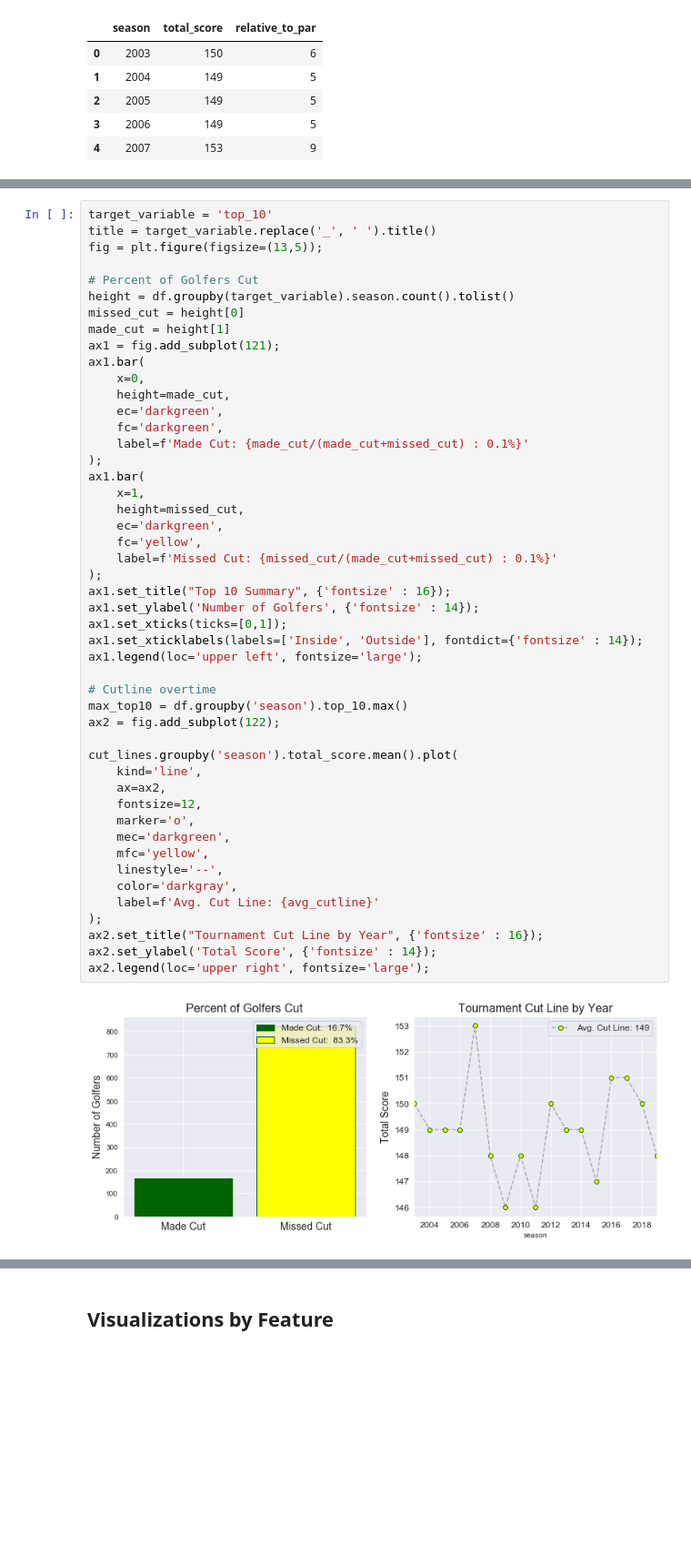
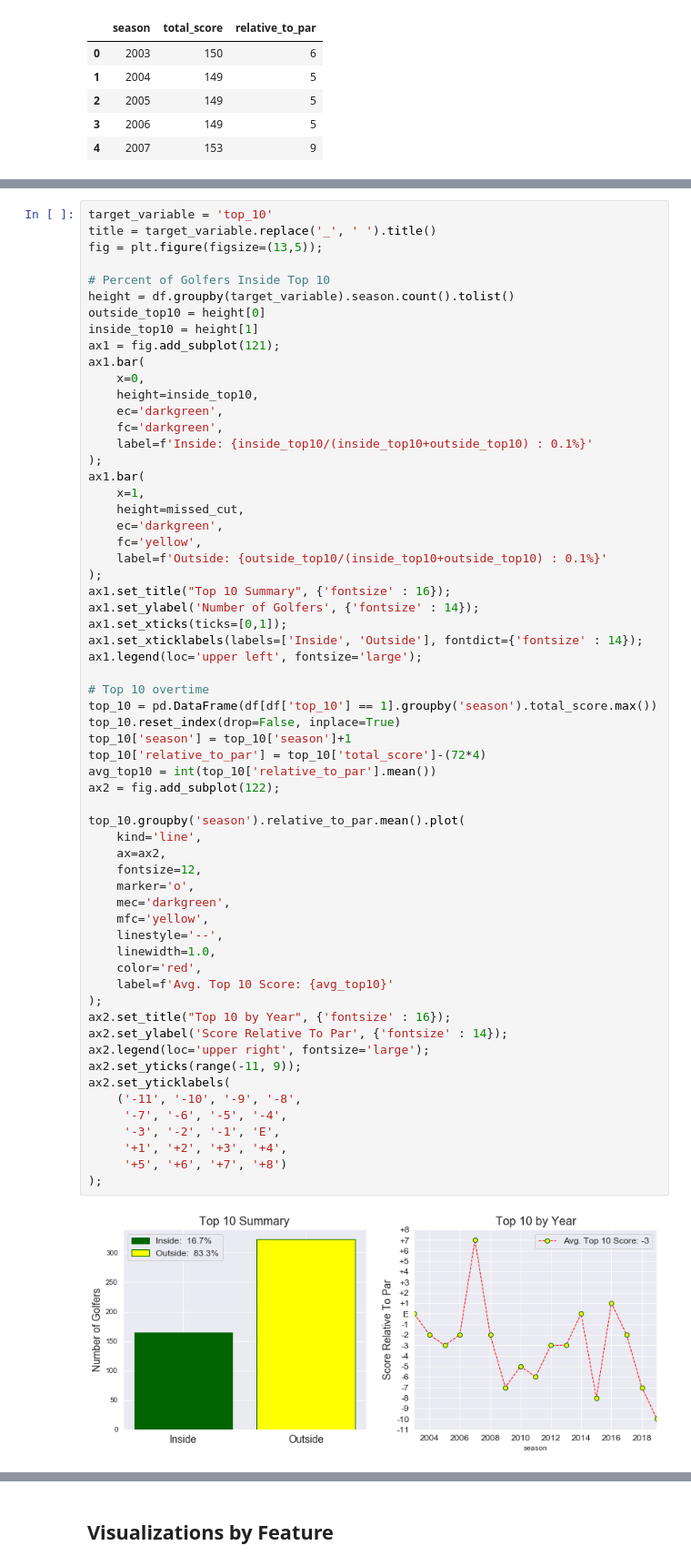
Before and after one commit to jprinfret/masters_tournament_classifier, a Jupyter notebook: 2020 Masters Tournament Predictions_noSG.ipynb, the cells around one changed output, grey strips where cells are left out. Shown at 91% size. Cells and saved outputs as stored; diff of their text form; blank space fills up the shorter version.

```diff
--- a/2020 Masters Tournament Predictions_noSG.ipynb
+++ b/2020 Masters Tournament Predictions_noSG.ipynb
@@ -663,48 +678,61 @@ target_variable = 'top_10'
 title = target_variable.replace('_', ' ').title()
 fig = plt.figure(figsize=(13,5));
 
-# Percent of Golfers Cut
+# Percent of Golfers Inside Top 10
 height = df.groupby(target_variable).season.count().tolist()
-missed_cut = height[0]
-made_cut = height[1]
+outside_top10 = height[0]
+inside_top10 = height[1]
 ax1 = fig.add_subplot(121);
 ax1.bar(
     x=0,
-    height=made_cut,
+    height=inside_top10,
     ec='darkgreen',
     fc='darkgreen',
-    label=f'Made Cut: {made_cut/(made_cut+missed_cut) : 0.1%}'
+    label=f'Inside: {inside_top10/(inside_top10+outside_top10) : 0.1%}'
 );
 ax1.bar(
     x=1,
     height=missed_cut,
     ec='darkgreen',
     fc='yellow',
-    label=f'Missed Cut: {missed_cut/(made_cut+missed_cut) : 0.1%}'
+    label=f'Outside: {outside_top10/(inside_top10+outside_top10) : 0.1%}'
 );
 ax1.set_title("Top 10 Summary", {'fontsize' : 16});
 ax1.set_ylabel('Number of Golfers', {'fontsize' : 14});
 ax1.set_xticks(ticks=[0,1]);
 ax1.set_xticklabels(labels=['Inside', 'Outside'], fontdict={'fontsize' : 14});
 ax1.legend(loc='upper left', fontsize='large');
 
-# Cutline overtime
-max_top10 = df.groupby('season').top_10.max()
+# Top 10 overtime
+top_10 = pd.DataFrame(df[df['top_10'] == 1].groupby('season').total_score.max())
+top_10.reset_index(drop=False, inplace=True)
+top_10['season'] = top_10['season']+1
+top_10['relative_to_par'] = top_10['total_score']-(72*4)
+avg_top10 = int(top_10['relative_to_par'].mean())
 ax2 = fig.add_subplot(122);
 
-cut_lines.groupby('season').total_score.mean().plot(
+top_10.groupby('season').relative_to_par.mean().plot(
     kind='line',
     ax=ax2,
     fontsize=12,
     marker='o',
     mec='darkgreen',
     mfc='yellow',
     linestyle='--',
-    color='darkgray',
-    label=f'Avg. Cut Line: {avg_cutline}'
+    linewidth=1.0,
+    color='red',
+    label=f'Avg. Top 10 Score: {avg_top10}'
 );
-ax2.set_title("Tournament Cut Line by Year", {'fontsize' : 16});
-ax2.set_ylabel('Total Score', {'fontsize' : 14});
+ax2.set_title("Top 10 by Year", {'fontsize' : 16});
+ax2.set_ylabel('Score Relative To Par', {'fontsize' : 14});
 ax2.legend(loc='upper right', fontsize='large');
+ax2.set_yticks(range(-11, 9));
+ax2.set_yticklabels(
+    ('-11', '-10', '-9', '-8',
+     '-7', '-6', '-5', '-4',
+     '-3', '-2', '-1', 'E',
+     '+1', '+2', '+3', '+4',
+     '+5', '+6', '+7', '+8')
+);
 # %% [output]
-[figure, old version]
+[figure, new version]
```
Also changed, not shown: parts of 45 cells of this notebook, 3 other files.
